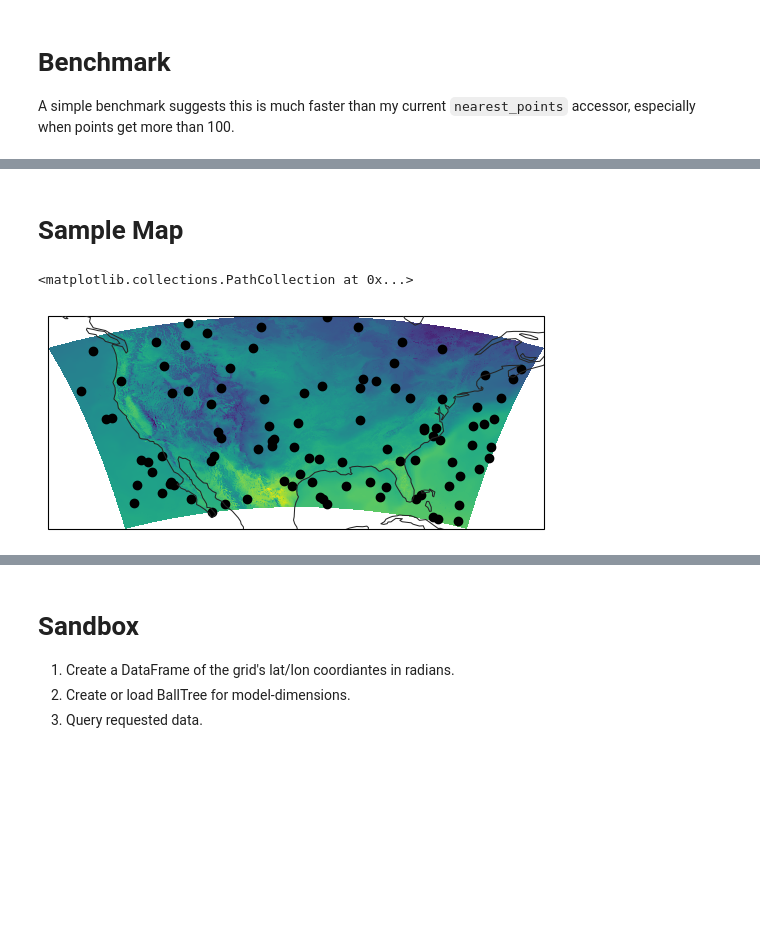
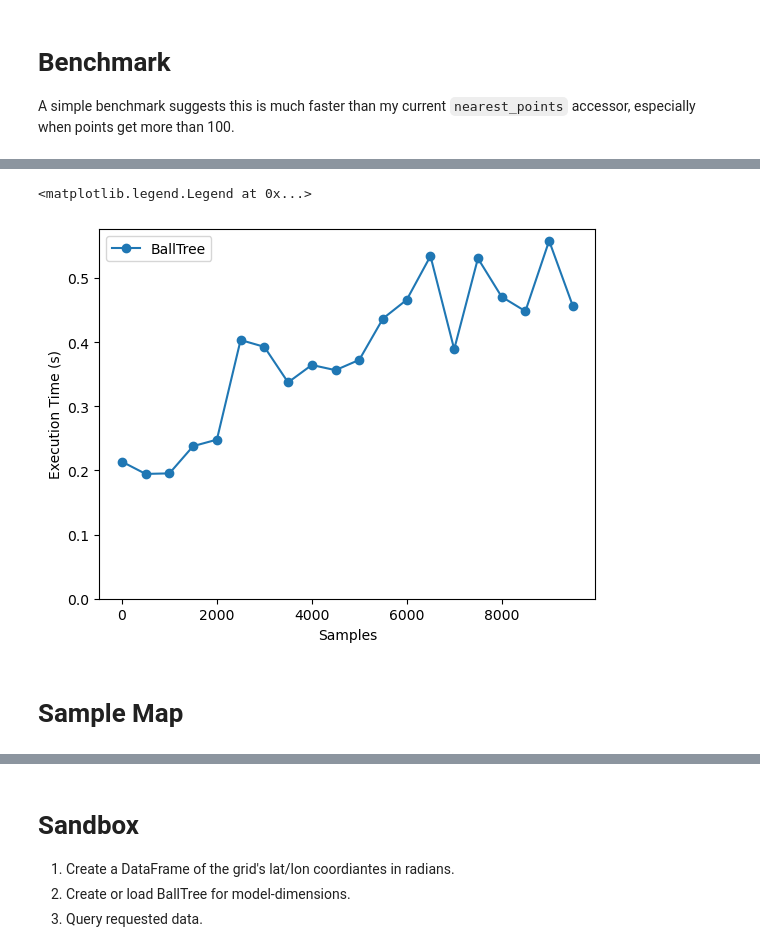
Before and after one commit to blaylockbk/Herbie, a Jupyter notebook: docs/user_guide/_bonus_notebooks/BallTree.ipynb, the cells around one changed output, grey strips where cells are left out. Drawn from its saved outputs; the diff is of its cells as text; code cells hidden in the pictures; blank space fills up the shorter version.

```diff
--- a/docs/user_guide/_bonus_notebooks/BallTree.ipynb
+++ b/docs/user_guide/_bonus_notebooks/BallTree.ipynb
@@ -276,12 +394,32 @@ Testing BallTree for n=1001     Time=0.284851 seconds.
+# %%
+df_grid = ds[["latitude", "longitude"]].to_dataframe().reset_index()
+
+times = []
+samples = []
+
+for n in range(1, 10000, 500):
+    points = (
+        ds[["latitude", "longitude"]]
+        .to_dataframe()[["latitude", "longitude"]]
+        .sample(n)
+        .reset_index(drop=True)
+    )
+    points["stid"] = [generate_random_string() for _ in range(n)]
+
+    timer = pd.Timestamp("now")
+    a = nearest_neighbor(ds, points)
+    times.append((pd.Timestamp("now") - timer).total_seconds())
+    samples.append(n)
+
+
+plt.plot(samples, times, marker="o", label="BallTree")
+plt.ylabel("Execution Time (s)")
+plt.xlabel("Samples")
+plt.ylim(ymin=0)
+
+plt.legend()
+# %% [output]
+<matplotlib.legend.Legend at 0x...>
+[figure, added]
 # %% [markdown]
 # Sample Map
-# %%
-ax = EasyMap().ax
-
-a = nearest_neighbor(ds, df_grid.sample(100)[["latitude", "longitude"]])
-
-ax.pcolormesh(ds.longitude, ds.latitude, ds.t2m)
-ax.scatter(a.longitude, a.latitude, color="k")
-# %% [output]
-<matplotlib.collections.PathCollection at 0x...>
-[figure, removed]
```
Also changed, not shown: parts of 15 cells of this notebook.
